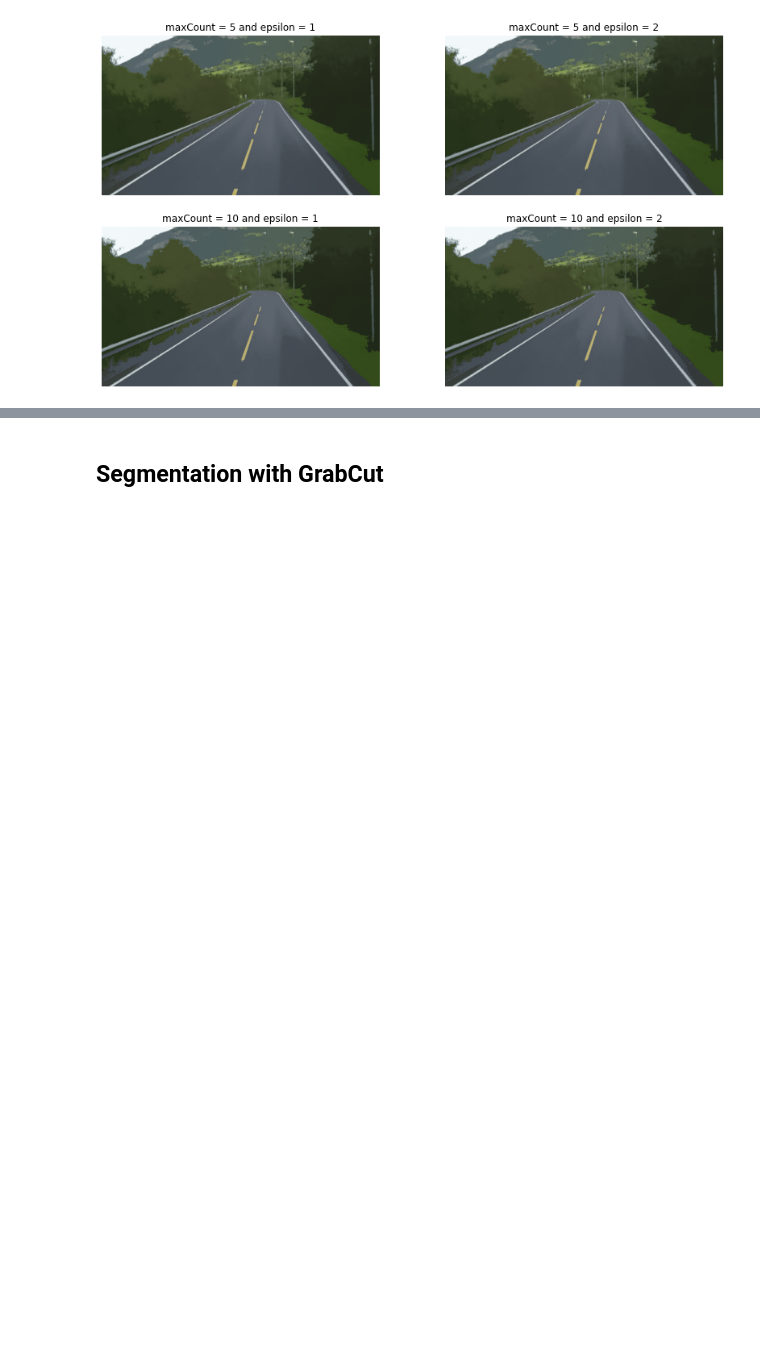
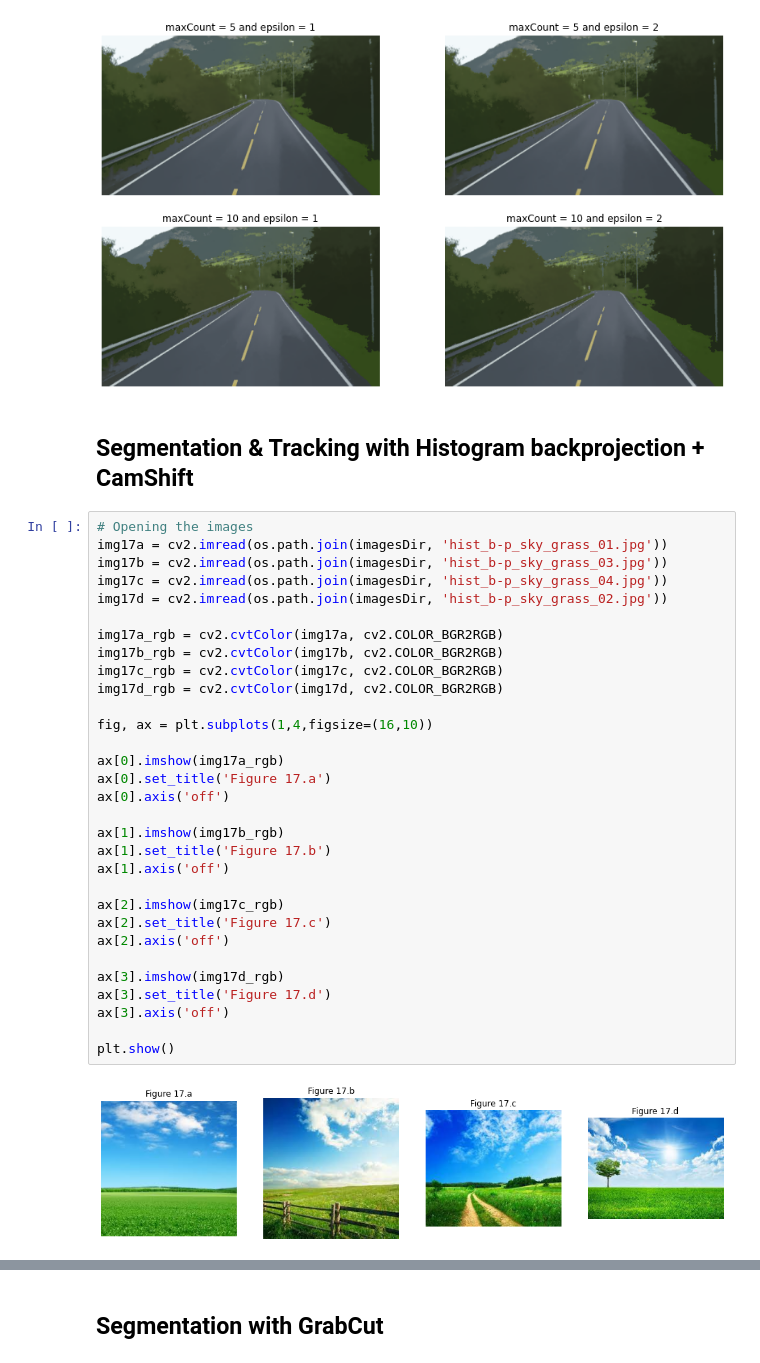
Before and after one commit to paulinho-16/MEIC-VC, a Jupyter notebook: Exercises/Part1/5_image_segmentation.ipynb, the cells around one changed output, grey strips where cells are left out. Cells and saved outputs as stored; diff of their text form; blank space fills up the shorter version.

```diff
--- a/Exercises/Part1/5_image_segmentation.ipynb
+++ b/Exercises/Part1/5_image_segmentation.ipynb
@@ -268,3 +268,38 @@ for maxCount in range(5,11,5):
 plt.show()
 # %% [output]
 [figure]
+# %% [markdown]
+## Segmentation & Tracking with Histogram backprojection + CamShift
+# %%
+# Opening the images
+img17a = cv2.imread(os.path.join(imagesDir, 'hist_b-p_sky_grass_01.jpg'))
+img17b = cv2.imread(os.path.join(imagesDir, 'hist_b-p_sky_grass_03.jpg'))
+img17c = cv2.imread(os.path.join(imagesDir, 'hist_b-p_sky_grass_04.jpg'))
+img17d = cv2.imread(os.path.join(imagesDir, 'hist_b-p_sky_grass_02.jpg'))
+
+img17a_rgb = cv2.cvtColor(img17a, cv2.COLOR_BGR2RGB)
+img17b_rgb = cv2.cvtColor(img17b, cv2.COLOR_BGR2RGB)
+img17c_rgb = cv2.cvtColor(img17c, cv2.COLOR_BGR2RGB)
+img17d_rgb = cv2.cvtColor(img17d, cv2.COLOR_BGR2RGB)
+
+fig, ax = plt.subplots(1,4,figsize=(16,10))
+
+ax[0].imshow(img17a_rgb)
+ax[0].set_title('Figure 17.a')
+ax[0].axis('off')
+
+ax[1].imshow(img17b_rgb)
+ax[1].set_title('Figure 17.b')
+ax[1].axis('off')
+
+ax[2].imshow(img17c_rgb)
+ax[2].set_title('Figure 17.c')
+ax[2].axis('off')
+
+ax[3].imshow(img17d_rgb)
+ax[3].set_title('Figure 17.d')
+ax[3].axis('off')
+
+plt.show()
+# %% [output]
+[figure, added]
```
Also changed, not shown: parts of 2 cells of this notebook.
